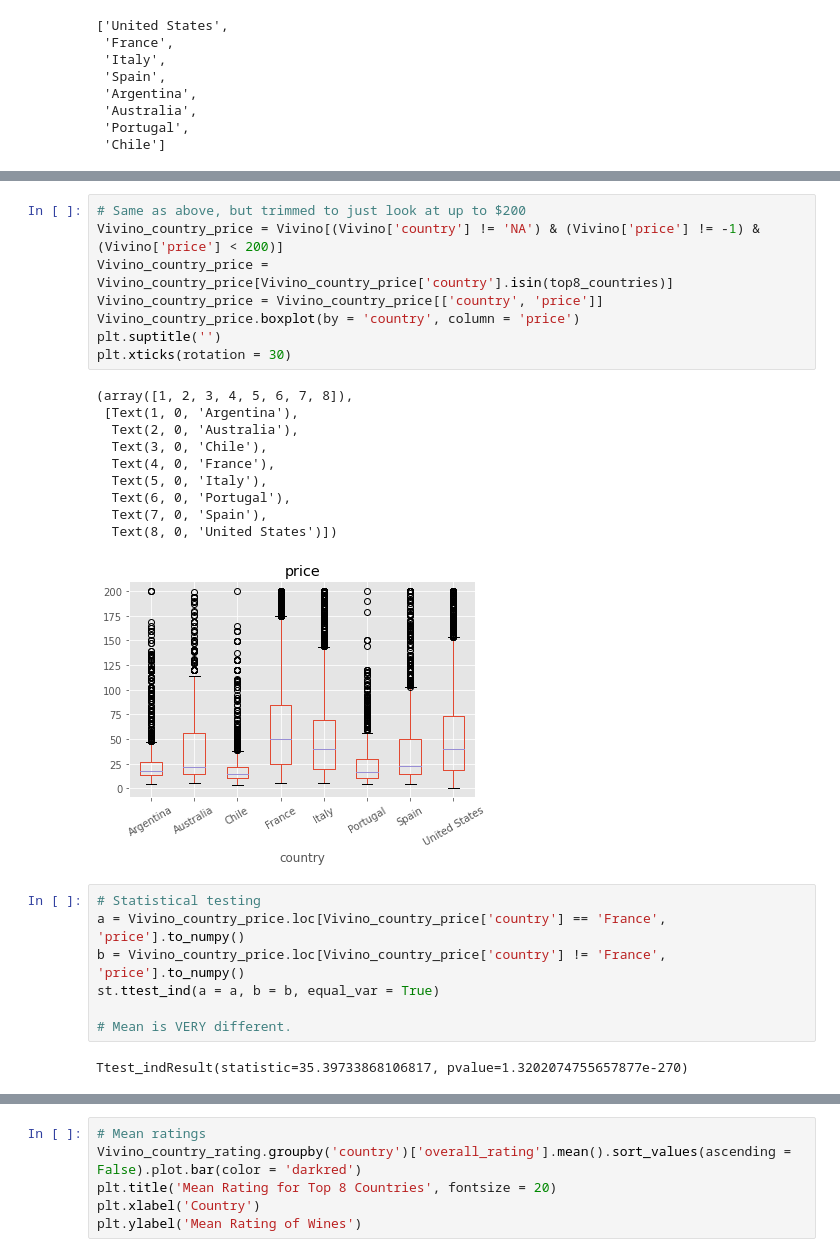
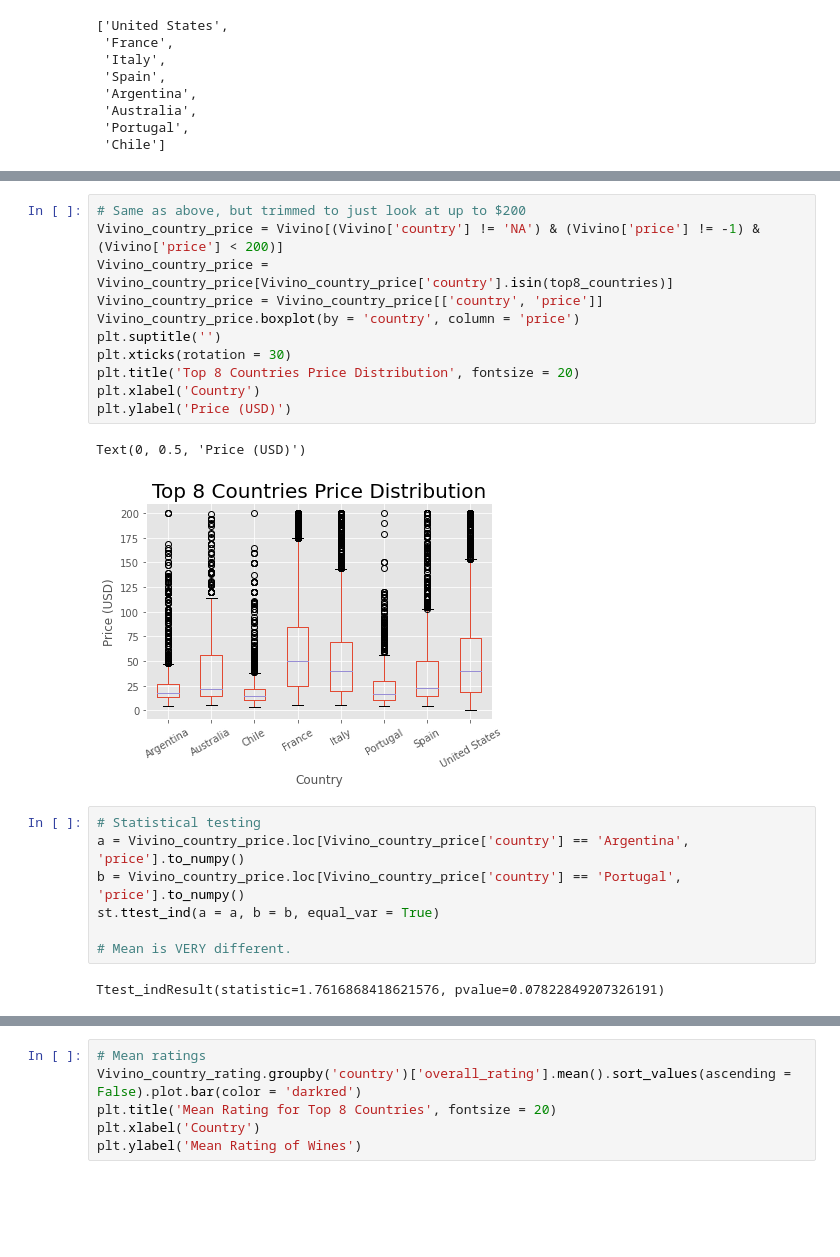
Before and after one commit to WilliamJHan/Selenium_Vivino, a Jupyter notebook: Vivino_Data_Analysis.ipynb, the cells around one changed output, grey strips where cells are left out. Drawn from its saved outputs; the diff is of its cells as text; blank space fills up the shorter version.

```diff
--- a/Vivino_Data_Analysis.ipynb
+++ b/Vivino_Data_Analysis.ipynb
@@ -187,31 +188,26 @@ plt.xticks(rotation = 30)
 # %%
 # Same as above, but trimmed to just look at up to $200
 Vivino_country_price = Vivino[(Vivino['country'] != 'NA') & (Vivino['price'] != -1) & (Vivino['price'] < 200)]
 Vivino_country_price = Vivino_country_price[Vivino_country_price['country'].isin(top8_countries)]
 Vivino_country_price = Vivino_country_price[['country', 'price']]
 Vivino_country_price.boxplot(by = 'country', column = 'price')
 plt.suptitle('')
 plt.xticks(rotation = 30)
+plt.title('Top 8 Countries Price Distribution', fontsize = 20)
+plt.xlabel('Country')
+plt.ylabel('Price (USD)')
 # %% [output]
-(array([1, 2, 3, 4, 5, 6, 7, 8]),
- [Text(1, 0, 'Argentina'),
-  Text(2, 0, 'Australia'),
-  Text(3, 0, 'Chile'),
-  Text(4, 0, 'France'),
-  Text(5, 0, 'Italy'),
-  Text(6, 0, 'Portugal'),
-  Text(7, 0, 'Spain'),
-  Text(8, 0, 'United States')])
+Text(0, 0.5, 'Price (USD)')
-[figure, old version]
+[figure, new version]
 # %%
 # Statistical testing
-a = Vivino_country_price.loc[Vivino_country_price['country'] == 'France', 'price'].to_numpy()
-b = Vivino_country_price.loc[Vivino_country_price['country'] != 'France', 'price'].to_numpy()
+a = Vivino_country_price.loc[Vivino_country_price['country'] == 'Argentina', 'price'].to_numpy()
+b = Vivino_country_price.loc[Vivino_country_price['country'] == 'Portugal', 'price'].to_numpy()
 st.ttest_ind(a = a, b = b, equal_var = True)
 
 # Mean is VERY different.
 # %% [output]
-Ttest_indResult(statistic=35.39733868106817, pvalue=1.3202074755657877e-270)
+Ttest_indResult(statistic=1.7616868418621576, pvalue=0.07822849207326191)
 # %%
 # Mean price of wines
 Vivino_country_price.groupby('country')['price'].mean().sort_values(ascending = False).plot.bar(color = 'darkred')
```
Also changed, not shown: parts of 28 cells of this notebook, 16 other files.
